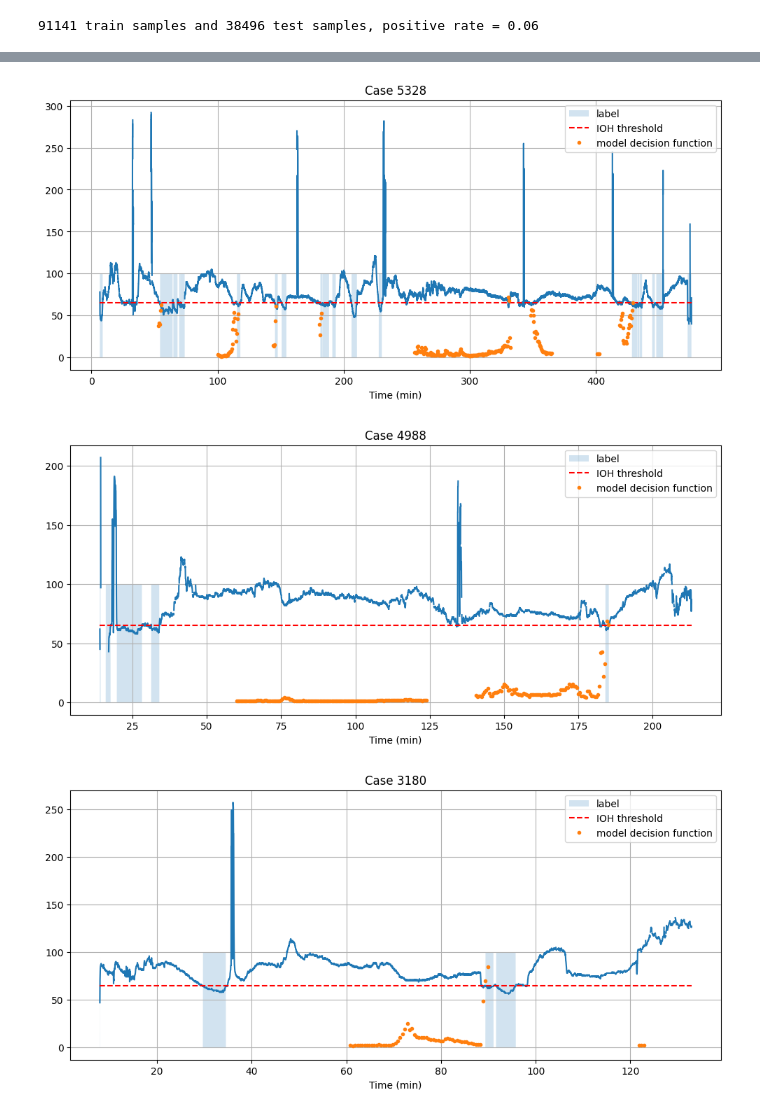
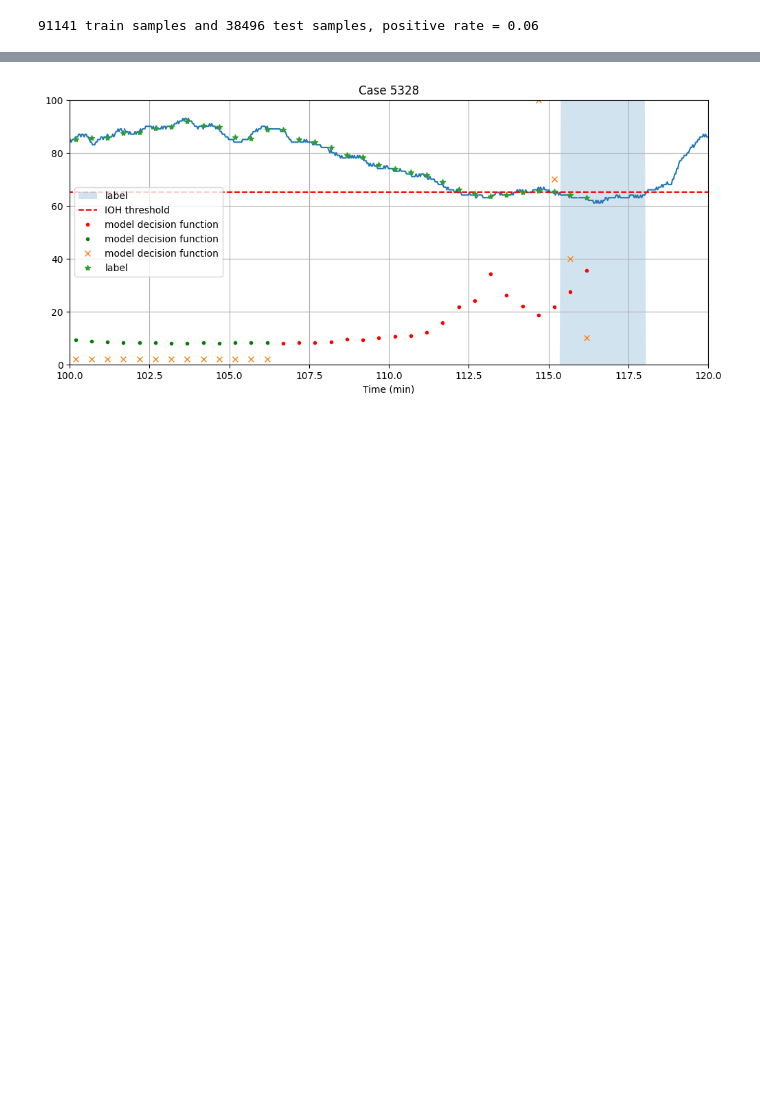
Before and after one commit to BobAubouin/hypotension_pred, a Jupyter notebook: scripts/xgboost_model.ipynb, the cells around one changed output, grey strips where cells are left out. Cells and saved outputs as stored; diff of their text form; code cells hidden in the pictures; blank space fills up the shorter version.

```diff
--- a/scripts/xgboost_model.ipynb
+++ b/scripts/xgboost_model.ipynb
@@ -221,44 +224,51 @@ plt.show()
 # %%
 # plot 3 random cases with the corresponding decision function
 from scripts.dataLoader import label_caseid
 
 np.random.seed(10)
 cases = np.random.choice(test['caseid'].unique(), 3, replace=False)
-
+model = xgb.Booster()
+model.load_model(f'data/models/xgb.json')
 for case in cases:
     raw_case = pd.read_parquet(f'data/cases/case-{case:04d}.parquet')
     raw_case.rename(columns={'Solar8000/ART_MBP': 'mbp'}, inplace=True)
-    raw_case.mbp.mask(raw_case.mbp < 40, inplace=True)
-    # removing the nan values at the beginning and the ending
-    case_valid_mask = ~raw_case.mbp.isna()
-    raw_case = raw_case[(np.cumsum(case_valid_mask) > 0) & (np.cumsum(case_valid_mask[::-1])[::-1] > 0)]
+    # raw_case.mbp.mask(raw_case.mbp < 40, inplace=True)
+    # # removing the nan values at the beginning and the ending
+    # case_valid_mask = ~raw_case.mbp.isna()
+    # raw_case = raw_case[(np.cumsum(case_valid_mask) > 0) & (np.cumsum(case_valid_mask[::-1])[::-1] > 0)]
 
     raw_case.Time = pd.to_timedelta(raw_case.Time, unit="s")
     raw_case.set_index('Time', inplace=True)
-    raw_case = raw_case.resample('2s').ffill()
+    raw_case = raw_case.resample('2s').first()
     raw_case= label_caseid(raw_case, 2)
 
     segment_data = test[test['caseid'] == case]
 
     segment_data = segment_data.dropna(subset=FEATURE_NAME)
     x_test = segment_data[FEATURE_NAME]
     y_pred = model.predict(xgb.DMatrix(x_test))
 
     plt.figure(figsize=(12, 5))
-    plt.fill_between(raw_case.index.seconds/60, np.zeros(len(raw_case.index)), raw_case.label*100, label='label', alpha=0.2)
-    plt.plot(raw_case.index.seconds/60, raw_case['mbp'])
+    plt.fill_between(raw_case.index.seconds /60, np.zeros(len(raw_case.index)), raw_case.label*100, label='label', alpha=0.2)
+    plt.plot(raw_case.index.seconds /60, raw_case['mbp'])
     plt.hlines(65, raw_case.index.seconds[0]/60, raw_case.index.seconds[-1]/60, color='r', linestyle='--', label='IOH threshold')
-    plt.plot(segment_data['time'] / np.timedelta64(1, 's') /60,y_pred*100, '.', label='model decision function')
-    # plt.plot(segment_data['time']/60, segment_data[f'{FEATURE_NAME}_ema_{HALF_TIME_FILTERING}'], '*', label='label')
+
+    #plot in red point labeled as IOH
+    plt.plot(segment_data[segment_data.label>0].time / np.timedelta64(1, 's') /60,y_pred[segment_data.label>0]*100, 'r.', label='model decision function')
+    plt.plot(segment_data[segment_data.label==0].time / np.timedelta64(1, 's') /60,y_pred[segment_data.label==0]*100, 'g.', label='model decision function')
+
+
+    plt.plot(segment_data.time / np.timedelta64(1, 's') /60,segment_data.time_before_IOH, 'x', label='model decision function')
+    plt.plot(segment_data.time / np.timedelta64(1, 's') /60, segment_data[f'mbp_ema_10'], '*', label='label')
     plt.xlabel('Time (min)')
-    # plt.xlim([35, 42])
+    plt.xlim([100, 120])
     # plt.xlim([235, 245])
-    # plt.ylim([42, 80])
+    plt.ylim([0, 100])
     plt.legend()
     plt.title(f'Case {case}')
     plt.grid()
     plt.show()
+
+    break
 # %% [output]
-[figure, old version]
+[figure, new version]
-[figure, removed]
-[figure, removed]
```
Also changed, not shown: parts of 4 cells of this notebook, 2 other files.
